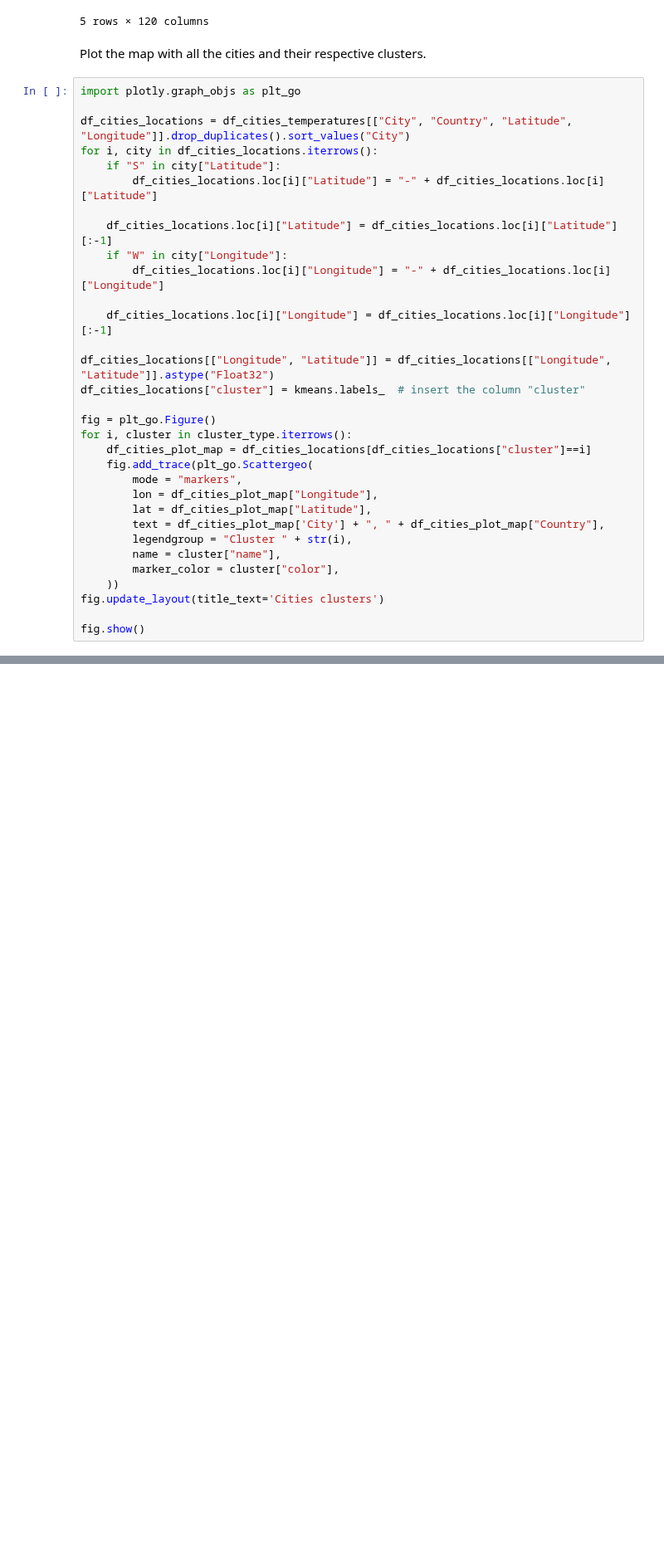
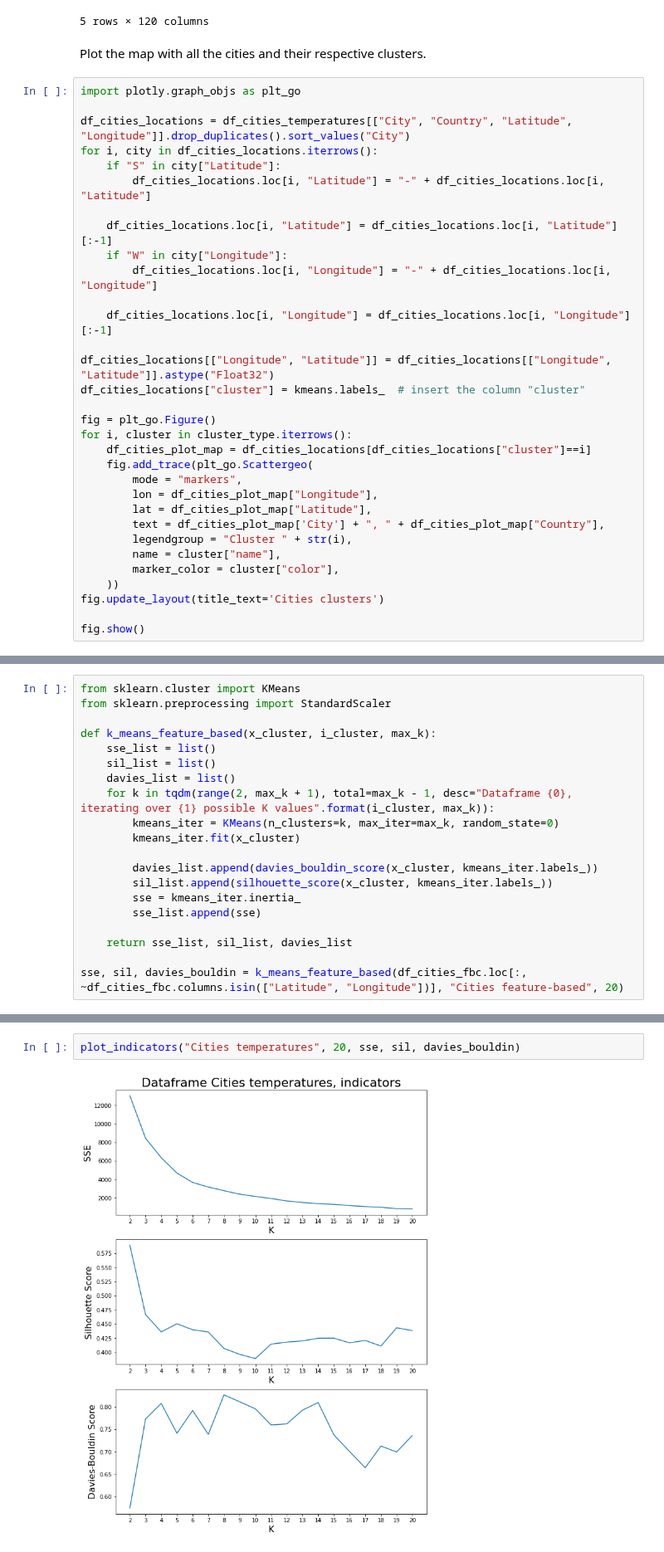
Before and after one commit to nikodallanoce/DataMiningProject, a Jupyter notebook: DM_14_TASK4/DM_14_time_series_analysis.ipynb, the cells around one changed output, grey strips where cells are left out. Shown at 83% size. Drawn from its saved outputs; the diff is of its cells as text; blank space fills up the shorter version.

```diff
--- a/DM_14_TASK4/DM_14_time_series_analysis.ipynb
+++ b/DM_14_TASK4/DM_14_time_series_analysis.ipynb
@@ -293,13 +284,13 @@ import plotly.graph_objs as plt_go
 df_cities_locations = df_cities_temperatures[["City", "Country", "Latitude", "Longitude"]].drop_duplicates().sort_values("City")
 for i, city in df_cities_locations.iterrows():
     if "S" in city["Latitude"]:
-        df_cities_locations.loc[i]["Latitude"] = "-" + df_cities_locations.loc[i]["Latitude"]
+        df_cities_locations.loc[i, "Latitude"] = "-" + df_cities_locations.loc[i, "Latitude"]
 
-    df_cities_locations.loc[i]["Latitude"] = df_cities_locations.loc[i]["Latitude"][:-1]
+    df_cities_locations.loc[i, "Latitude"] = df_cities_locations.loc[i, "Latitude"][:-1]
     if "W" in city["Longitude"]:
-        df_cities_locations.loc[i]["Longitude"] = "-" + df_cities_locations.loc[i]["Longitude"]
+        df_cities_locations.loc[i, "Longitude"] = "-" + df_cities_locations.loc[i, "Longitude"]
 
-    df_cities_locations.loc[i]["Longitude"] = df_cities_locations.loc[i]["Longitude"][:-1]
+    df_cities_locations.loc[i, "Longitude"] = df_cities_locations.loc[i, "Longitude"][:-1]
 
 df_cities_locations[["Longitude", "Latitude"]] = df_cities_locations[["Longitude", "Latitude"]].astype("Float32")
 df_cities_locations["cluster"] = kmeans.labels_  # insert the column "cluster"
@@ -323,0 +385,20 @@ fig.show()
+# %%
+from sklearn.cluster import KMeans
+from sklearn.preprocessing import StandardScaler
+
+def k_means_feature_based(x_cluster, i_cluster, max_k):
+    sse_list = list()
+    sil_list = list()
+    davies_list = list()
+    for k in tqdm(range(2, max_k + 1), total=max_k - 1, desc="Dataframe {0}, iterating over {1} possible K values".format(i_cluster, max_k)):
+        kmeans_iter = KMeans(n_clusters=k, max_iter=max_k, random_state=0)
+        kmeans_iter.fit(x_cluster)
+
+        davies_list.append(davies_bouldin_score(x_cluster, kmeans_iter.labels_))
+        sil_list.append(silhouette_score(x_cluster, kmeans_iter.labels_))
+        sse = kmeans_iter.inertia_
+        sse_list.append(sse)
+
+    return sse_list, sil_list, davies_list
+
+sse, sil, davies_bouldin = k_means_feature_based(df_cities_fbc.loc[:, ~df_cities_fbc.columns.isin(["Latitude", "Longitude"])], "Cities feature-based", 20)
@@ -323,0 +407,4 @@ fig.show()
+# %%
+plot_indicators("Cities temperatures", 20, sse, sil, davies_bouldin)
+# %% [output]
+[figure, added]
```
Also changed, not shown: parts of 28 cells of this notebook.
